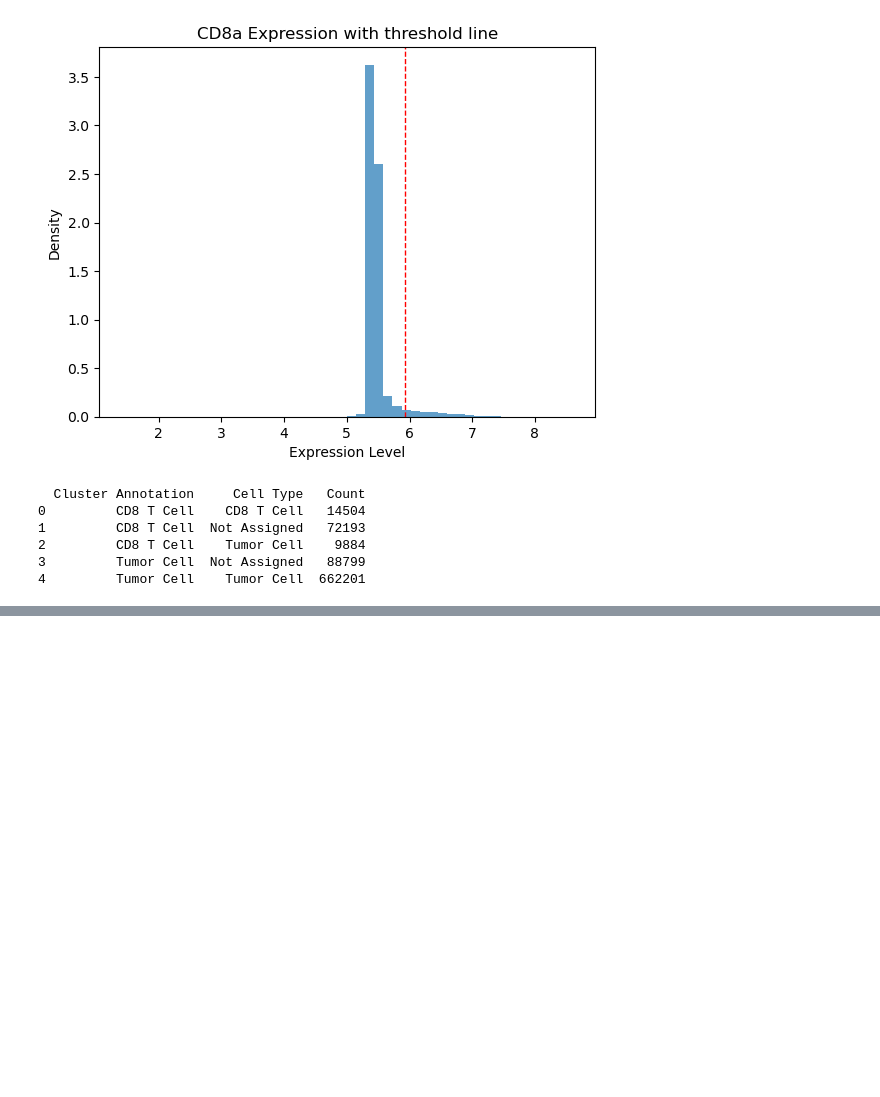
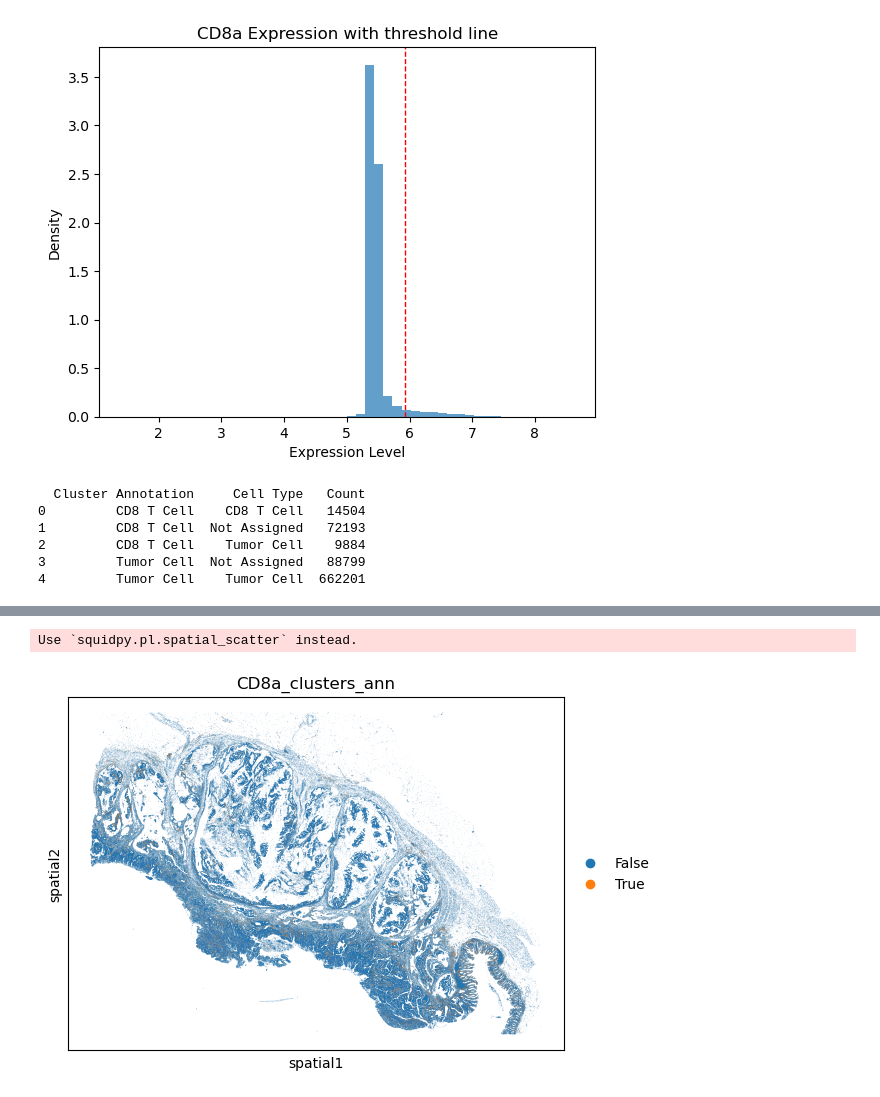
Before and after one commit to lemoncarrot/Summer2025, a Jupyter notebook: tumor_and_cd8.ipynb, the cells around one changed output, grey strips where cells are left out. Saved outputs shown, nothing was run; the diff lists cells and outputs as text; code cells hidden in the pictures; blank space fills up the shorter version.

```diff
--- a/tumor_and_cd8.ipynb
+++ b/tumor_and_cd8.ipynb
@@ -329,3 +406,12 @@ print(summary)
 # %%
-# check spatial locations
-sc.pl.spatial(adata, color=["leiden_clusters", "CD8a_labels", "CD8a_gmm_labels"], spot_size=30)
+# transfer annotations to adata
+adata.obs["CD8a_clusters_ann"] = (data["Cluster Annotation"] == "CD8 T Cell").values
+adata.obs["CD8a_dict_ann"]     = (data["Cell Type"] == "CD8 T Cell").values
+adata.obs["tumor_clusters_ann"] = (data["Cluster Annotation"] == "Tumor Cell").values
+adata.obs["tumor_dict_ann"]     = (data["Cell Type"] == "Tumor Cell").values
+# %%
+# check spatial locations
+sc.pl.spatial(adata, color=["CD8a_clusters_ann"], spot_size=30)
+# %% [output]
+Use `squidpy.pl.spatial_scatter` instead.
+[figure, added]
```
Also changed, not shown: parts of 7 cells of this notebook.
